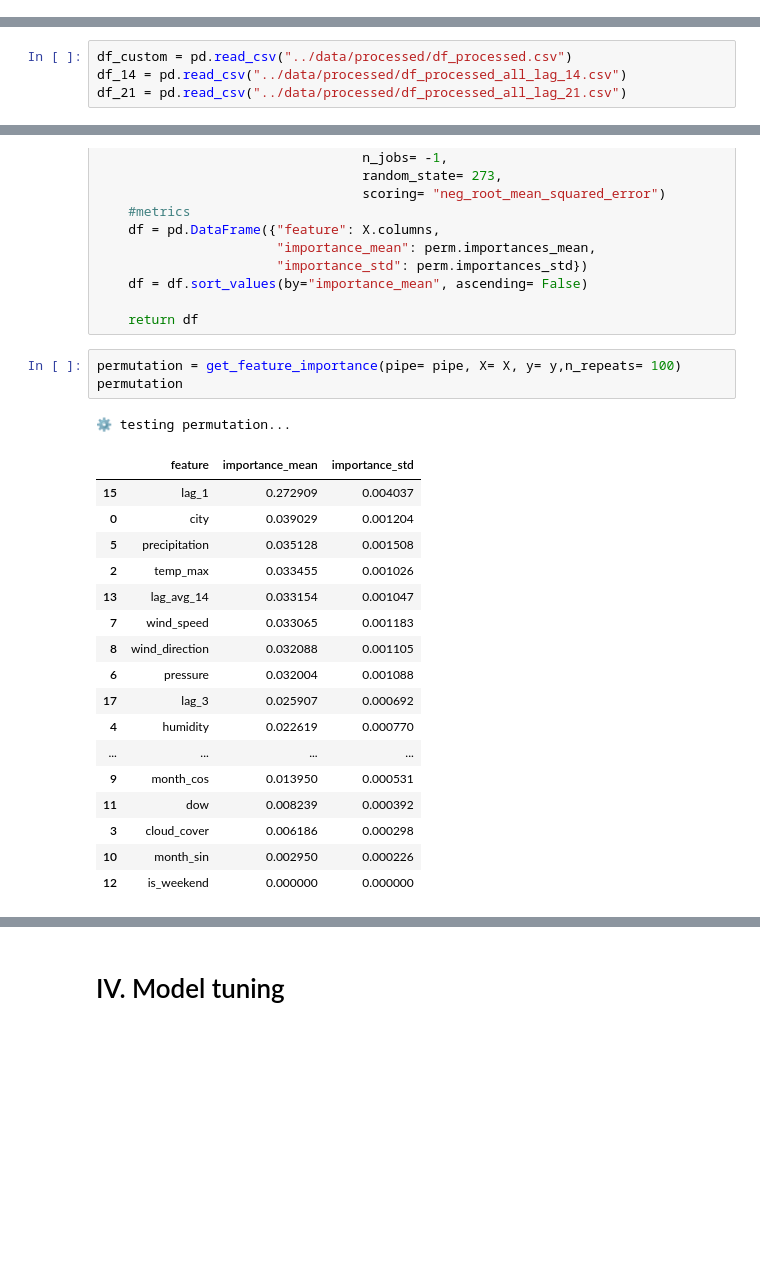
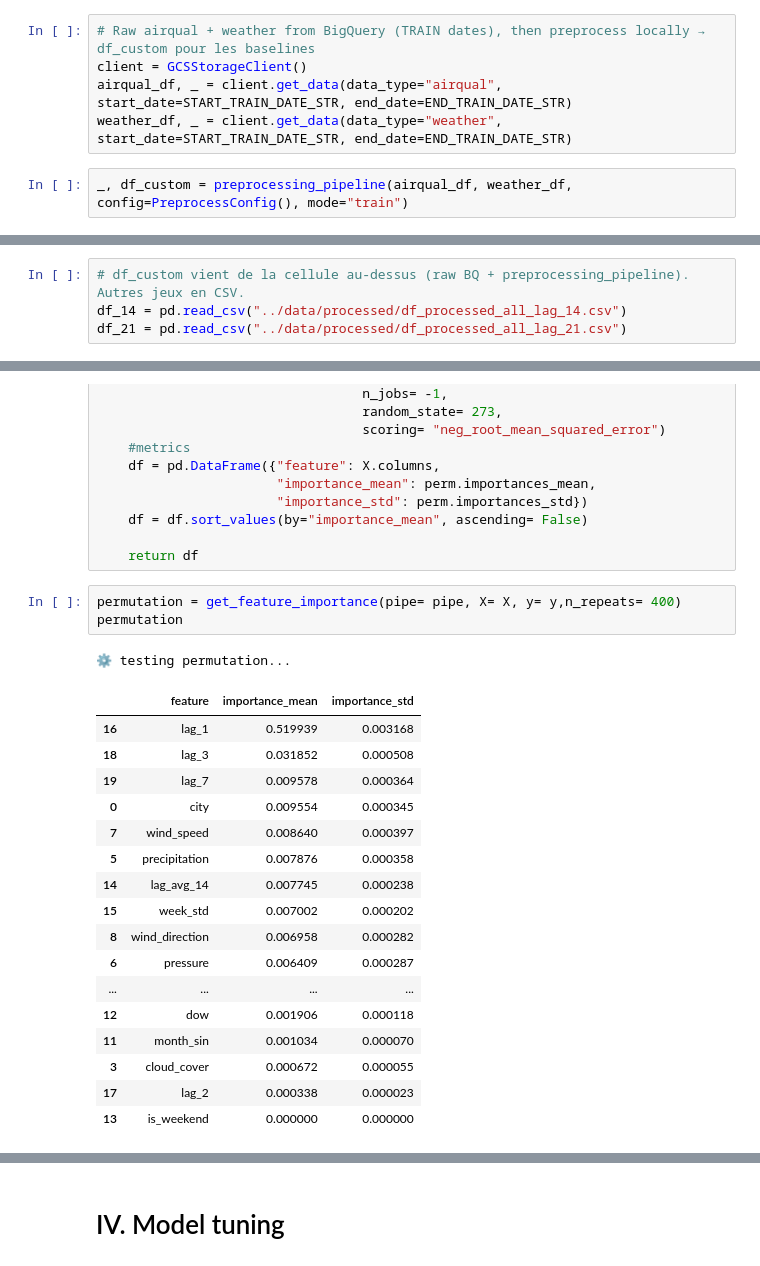
Before and after one commit to PabloRougerie/breathe_project, a Jupyter notebook: notebooks/model.ipynb, the cells around one changed output, grey strips where cells are left out. Cells and saved outputs as stored; diff of their text form; blank space fills up the shorter version.

```diff
--- a/notebooks/model.ipynb
+++ b/notebooks/model.ipynb
@@ -54,0 +52,7 @@ The autoreload extension is already loaded. To reload it, use:
+# %%
+# Raw airqual + weather from BigQuery (TRAIN dates), then preprocess locally → df_custom pour les baselines
+client = GCSStorageClient()
+airqual_df, _ = client.get_data(data_type="airqual", start_date=START_TRAIN_DATE_STR, end_date=END_TRAIN_DATE_STR)
+weather_df, _ = client.get_data(data_type="weather", start_date=START_TRAIN_DATE_STR, end_date=END_TRAIN_DATE_STR)
+# %%
+_, df_custom = preprocessing_pipeline(airqual_df, weather_df, config=PreprocessConfig(), mode="train")
@@ -55,4 +71,4 @@ The autoreload extension is already loaded. To reload it, use:
 # %%
-df_custom = pd.read_csv("../data/processed/df_processed.csv")
+# df_custom vient de la cellule au-dessus (raw BQ + preprocessing_pipeline). Autres jeux en CSV.
 df_14 = pd.read_csv("../data/processed/df_processed_all_lag_14.csv")
 df_21 = pd.read_csv("../data/processed/df_processed_all_lag_21.csv")
@@ -531,24 +578,24 @@ def get_feature_importance(pipe, X, y, n_repeats= 400):
 
     return df
 # %%
-permutation = get_feature_importance(pipe= pipe, X= X, y= y,n_repeats= 100)
+permutation = get_feature_importance(pipe= pipe, X= X, y= y,n_repeats= 400)
 permutation
 # %% [output]
 ⚙️ testing permutation...
 |  | feature | importance_mean | importance_std |
-| 15 | lag_1 | 0.272909 | 0.004037 |
-| 0 | city | 0.039029 | 0.001204 |
-| 5 | precipitation | 0.035128 | 0.001508 |
-| 2 | temp_max | 0.033455 | 0.001026 |
-| 13 | lag_avg_14 | 0.033154 | 0.001047 |
-| 7 | wind_speed | 0.033065 | 0.001183 |
-| 8 | wind_direction | 0.032088 | 0.001105 |
-| 6 | pressure | 0.032004 | 0.001088 |
-| 17 | lag_3 | 0.025907 | 0.000692 |
-| 4 | humidity | 0.022619 | 0.000770 |
+| 16 | lag_1 | 0.519939 | 0.003168 |
+| 18 | lag_3 | 0.031852 | 0.000508 |
+| 19 | lag_7 | 0.009578 | 0.000364 |
+| 0 | city | 0.009554 | 0.000345 |
+| 7 | wind_speed | 0.008640 | 0.000397 |
+| 5 | precipitation | 0.007876 | 0.000358 |
+| 14 | lag_avg_14 | 0.007745 | 0.000238 |
+| 15 | week_std | 0.007002 | 0.000202 |
+| 8 | wind_direction | 0.006958 | 0.000282 |
+| 6 | pressure | 0.006409 | 0.000287 |
 | ... | ... | ... | ... |
-| 9 | month_cos | 0.013950 | 0.000531 |
-| 11 | dow | 0.008239 | 0.000392 |
-| 3 | cloud_cover | 0.006186 | 0.000298 |
-| 10 | month_sin | 0.002950 | 0.000226 |
-| 12 | is_weekend | 0.000000 | 0.000000 |
+| 12 | dow | 0.001906 | 0.000118 |
+| 11 | month_sin | 0.001034 | 0.000070 |
+| 3 | cloud_cover | 0.000672 | 0.000055 |
+| 17 | lag_2 | 0.000338 | 0.000023 |
+| 13 | is_weekend | 0.000000 | 0.000000 |
```
Also changed, not shown: parts of 13 cells of this notebook.
